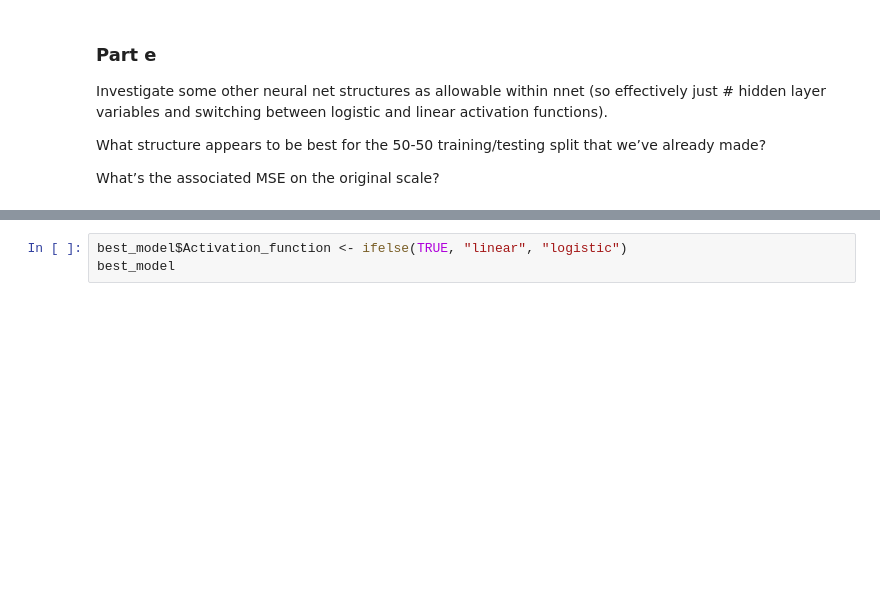
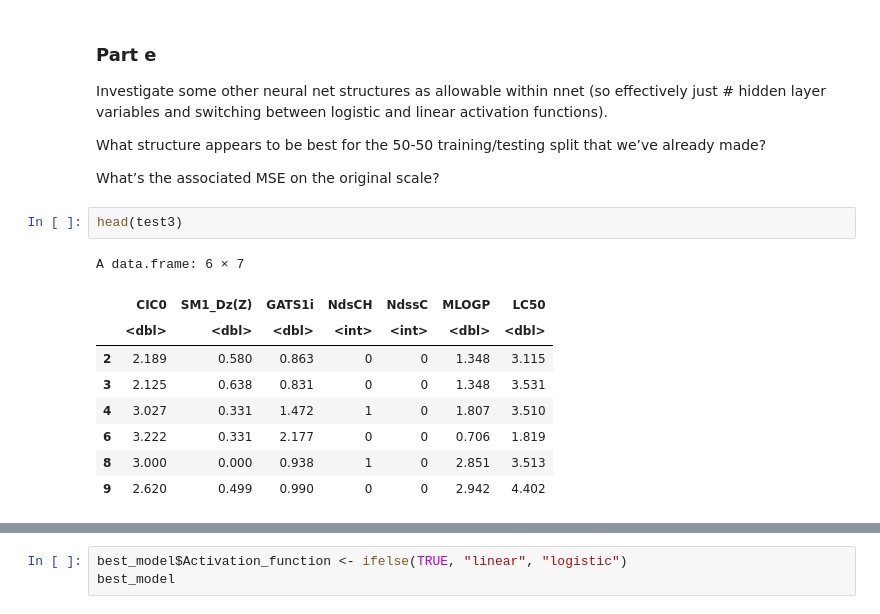
Before and after one commit to GawainGan/UBCO_MDS, a Jupyter notebook: Data-572/Assignment2/Assignment2.ipynb, the cells around one changed output, grey strips where cells are left out. Drawn from its saved outputs; the diff is of its cells as text; blank space fills up the shorter version.

```diff
--- a/Data-572/Assignment2/Assignment2.ipynb
+++ b/Data-572/Assignment2/Assignment2.ipynb
@@ -556,6 +530,18 @@ Investigate some other neural net structures as allowable within nnet (so effect
 What structure appears to be best for the 50-50 training/testing split that we’ve already made?
 
 What’s the associated MSE on the original scale?
+# %%
+head(test3)
+# %% [output]
+A data.frame: 6 × 7
+|  | CIC0 | SM1_Dz(Z) | GATS1i | NdsCH | NdssC | MLOGP | LC50 |
+|  | <dbl> | <dbl> | <dbl> | <int> | <int> | <dbl> | <dbl> |
+| 2 | 2.189 | 0.580 | 0.863 | 0 | 0 | 1.348 | 3.115 |
+| 3 | 2.125 | 0.638 | 0.831 | 0 | 0 | 1.348 | 3.531 |
+| 4 | 3.027 | 0.331 | 1.472 | 1 | 0 | 1.807 | 3.510 |
+| 6 | 3.222 | 0.331 | 2.177 | 0 | 0 | 0.706 | 1.819 |
+| 8 | 3.000 | 0.000 | 0.938 | 1 | 0 | 2.851 | 3.513 |
+| 9 | 2.620 | 0.499 | 0.990 | 0 | 0 | 2.942 | 4.402 |
 # %%
 # library(nnet)
 set.seed(217, sample.kind="Rounding")
```
Also changed, not shown: parts of 11 cells of this notebook.
